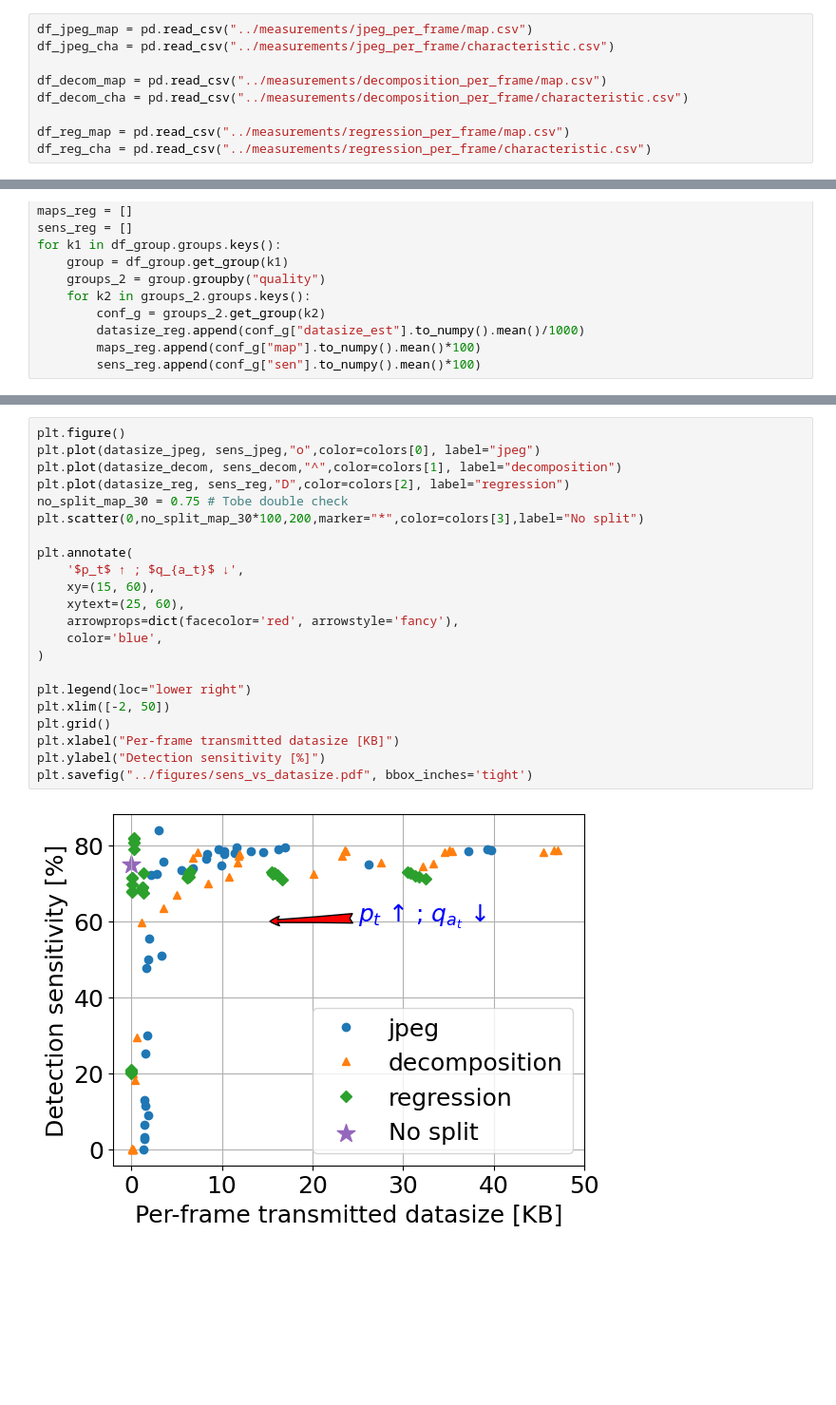
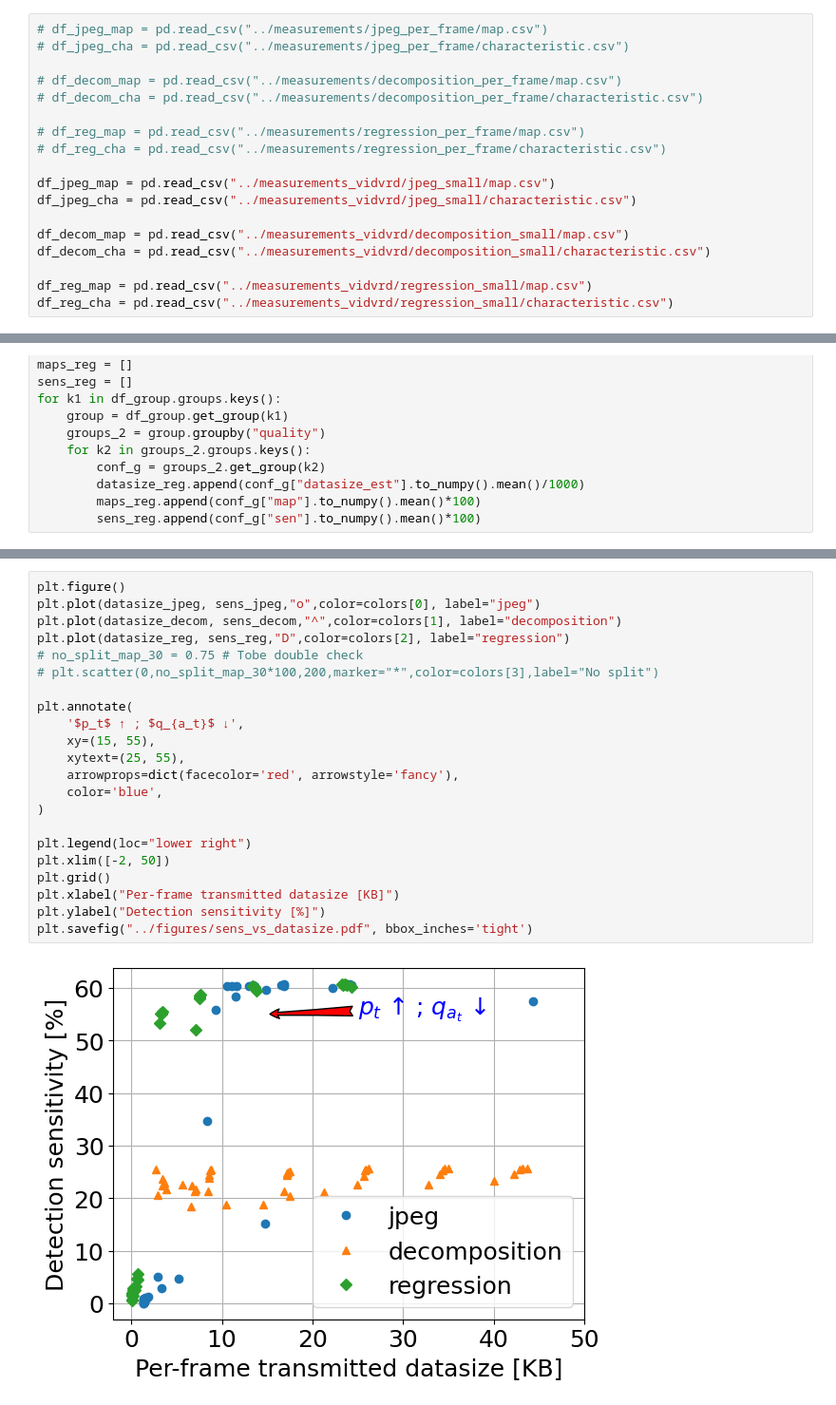
Before and after one commit to Rexyyj/split_DNN_framework, a Jupyter notebook: stable_tests/plot/map_vs_datasize.ipynb, the cells around one changed output, grey strips where cells are left out. Shown at 95% size. Cells and saved outputs as stored; diff of their text form; blank space fills up the shorter version.

```diff
--- a/stable_tests/plot/map_vs_datasize.ipynb
+++ b/stable_tests/plot/map_vs_datasize.ipynb
@@ -10,14 +10,23 @@ plt.rcParams.update({"text.usetex": False,
 # %%
 colors = ["tab:blue", "tab:orange","tab:green","tab:purple","tab:brown","tab:pink","tab:cyan"]
 # %%
-df_jpeg_map = pd.read_csv("../measurements/jpeg_per_frame/map.csv")
-df_jpeg_cha = pd.read_csv("../measurements/jpeg_per_frame/characteristic.csv")
+# df_jpeg_map = pd.read_csv("../measurements/jpeg_per_frame/map.csv")
+# df_jpeg_cha = pd.read_csv("../measurements/jpeg_per_frame/characteristic.csv")
 
-df_decom_map = pd.read_csv("../measurements/decomposition_per_frame/map.csv")
-df_decom_cha = pd.read_csv("../measurements/decomposition_per_frame/characteristic.csv")
+# df_decom_map = pd.read_csv("../measurements/decomposition_per_frame/map.csv")
+# df_decom_cha = pd.read_csv("../measurements/decomposition_per_frame/characteristic.csv")
 
-df_reg_map = pd.read_csv("../measurements/regression_per_frame/map.csv")
-df_reg_cha = pd.read_csv("../measurements/regression_per_frame/characteristic.csv")
+# df_reg_map = pd.read_csv("../measurements/regression_per_frame/map.csv")
+# df_reg_cha = pd.read_csv("../measurements/regression_per_frame/characteristic.csv")
+
+df_jpeg_map = pd.read_csv("../measurements_vidvrd/jpeg_small/map.csv")
+df_jpeg_cha = pd.read_csv("../measurements_vidvrd/jpeg_small/characteristic.csv")
+
+df_decom_map = pd.read_csv("../measurements_vidvrd/decomposition_small/map.csv")
+df_decom_cha = pd.read_csv("../measurements_vidvrd/decomposition_small/characteristic.csv")
+
+df_reg_map = pd.read_csv("../measurements_vidvrd/regression_small/map.csv")
+df_reg_cha = pd.read_csv("../measurements_vidvrd/regression_small/characteristic.csv")
 # %%
 df_jpeg_cha["map"] = df_jpeg_map["map"]
 df_jpeg_cha["sen"] = df_jpeg_map["sensitivity"]
@@ -104,24 +113,24 @@ plt.savefig("../figures/map_vs_datasize.pdf", bbox_inches='tight')
 # %%
 plt.figure()
 plt.plot(datasize_jpeg, sens_jpeg,"o",color=colors[0], label="jpeg")
 plt.plot(datasize_decom, sens_decom,"^",color=colors[1], label="decomposition")
 plt.plot(datasize_reg, sens_reg,"D",color=colors[2], label="regression")
-no_split_map_30 = 0.75 # Tobe double check
-plt.scatter(0,no_split_map_30*100,200,marker="*",color=colors[3],label="No split")
+# no_split_map_30 = 0.75 # Tobe double check
+# plt.scatter(0,no_split_map_30*100,200,marker="*",color=colors[3],label="No split")
 
 plt.annotate(
     '$p_t$ ↑ ; $q_{a_t}$ ↓',
-    xy=(15, 60),
-    xytext=(25, 60),
+    xy=(15, 55),
+    xytext=(25, 55),
     arrowprops=dict(facecolor='red', arrowstyle='fancy'),
     color='blue',
 )
 
 plt.legend(loc="lower right")
 plt.xlim([-2, 50])
 plt.grid()
 plt.xlabel("Per-frame transmitted datasize [KB]")
 plt.ylabel("Detection sensitivity [%]")
 plt.savefig("../figures/sens_vs_datasize.pdf", bbox_inches='tight')
 # %% [output]
-[figure, old version]
+[figure, new version]
```
Also changed, not shown: parts of 1 cell of this notebook, 7 other files.
